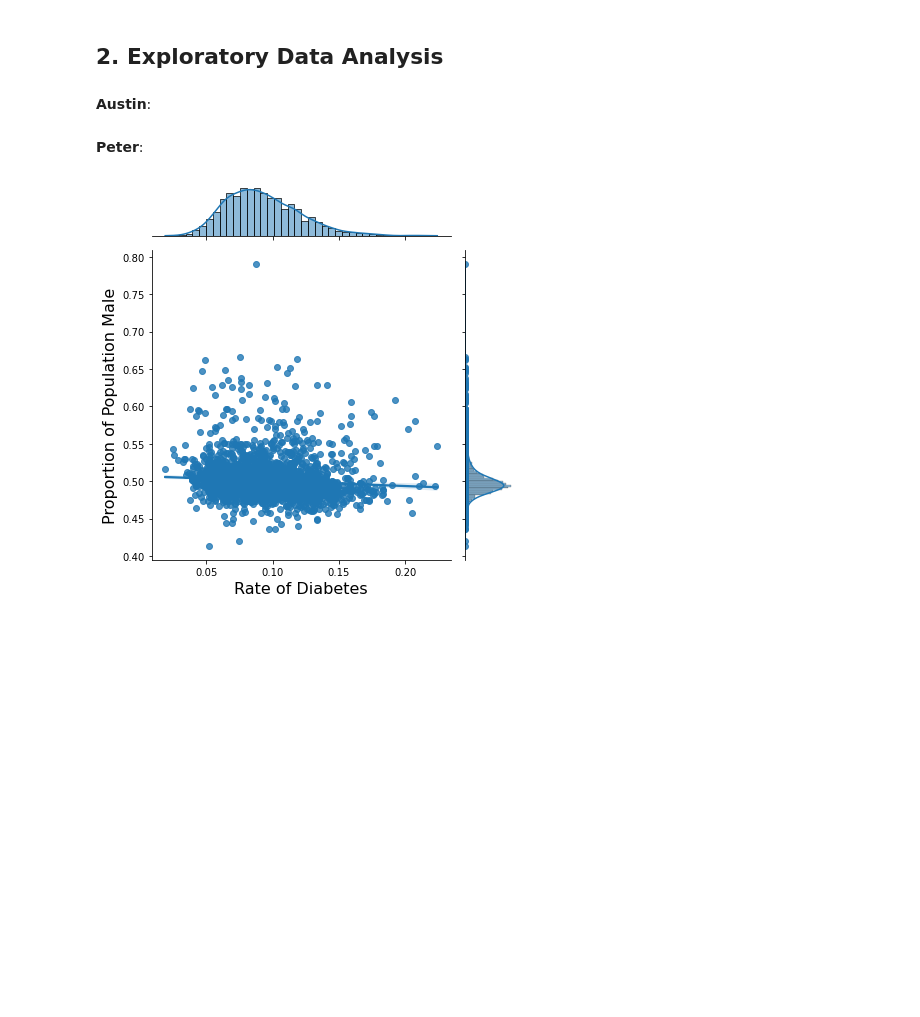
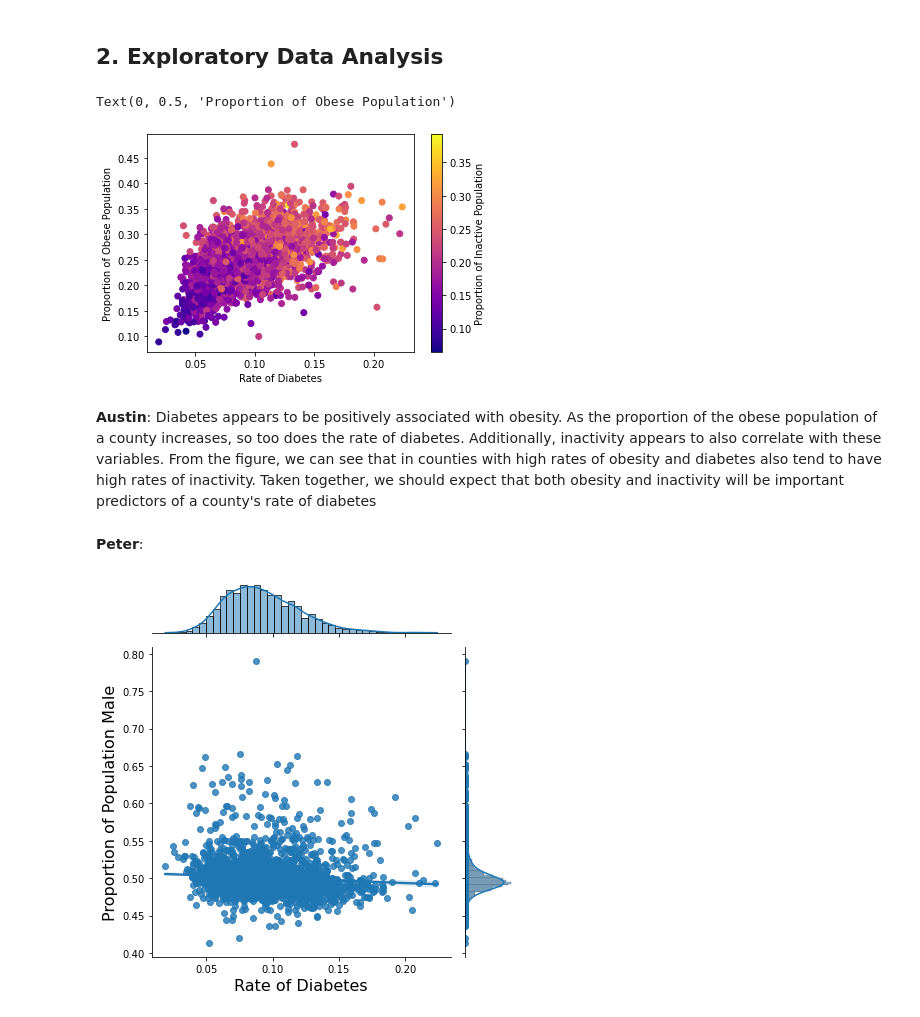
Before and after one commit to chasejstokes/CSS_Project2_Team7_Fall2022, a Jupyter notebook: Project 2 Students.ipynb, the cells around one changed output. Drawn from its saved outputs; the diff is of its cells as text; code cells hidden in the pictures; blank space fills up the shorter version.

Commit message:
adding Austin's EDA

```diff
--- a/Project 2 Students.ipynb
+++ b/Project 2 Students.ipynb
@@ -212,5 +210,15 @@ diabetes = diabetes.drop(columns=duplicateColumnNames)
-# %% [markdown]
-**Austin**:
+# %%
+plt.scatter(diabetes.Diabetes_Number, diabetes.Obesity_Number,
+            c=diabetes.Physical_Inactivity_Number, cmap='plasma')
+cbar = plt.colorbar()
+cbar.set_label("Proportion of Inactive Population")
+plt.xlabel("Rate of Diabetes")
+plt.ylabel("Proportion of Obese Population")
+# %% [output]
+Text(0, 0.5, 'Proportion of Obese Population')
+[figure, added]
+# %% [markdown]
+**Austin**: Diabetes appears to be positively associated with obesity. As the proportion of the obese population of a county increases, so too does the rate of diabetes. Additionally, inactivity appears to also correlate with these variables. From the figure, we can see that in counties with high rates of obesity and diabetes also tend to have high rates of inactivity. Taken together, we should expect that both obesity and inactivity will be important predictors of a county's rate of diabetes
 # %%
 # peter eda
 # %% [markdown]
```
Also changed, not shown: parts of 2 cells of this notebook.
